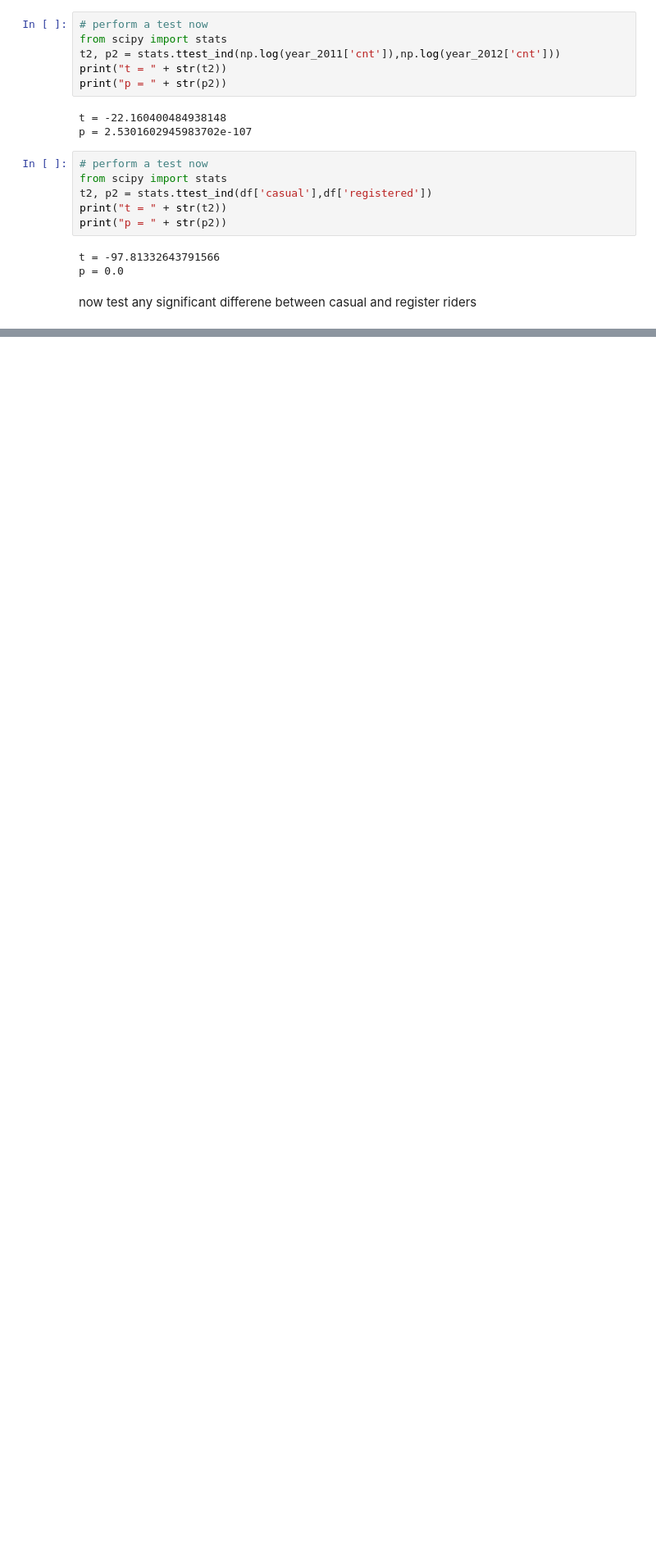
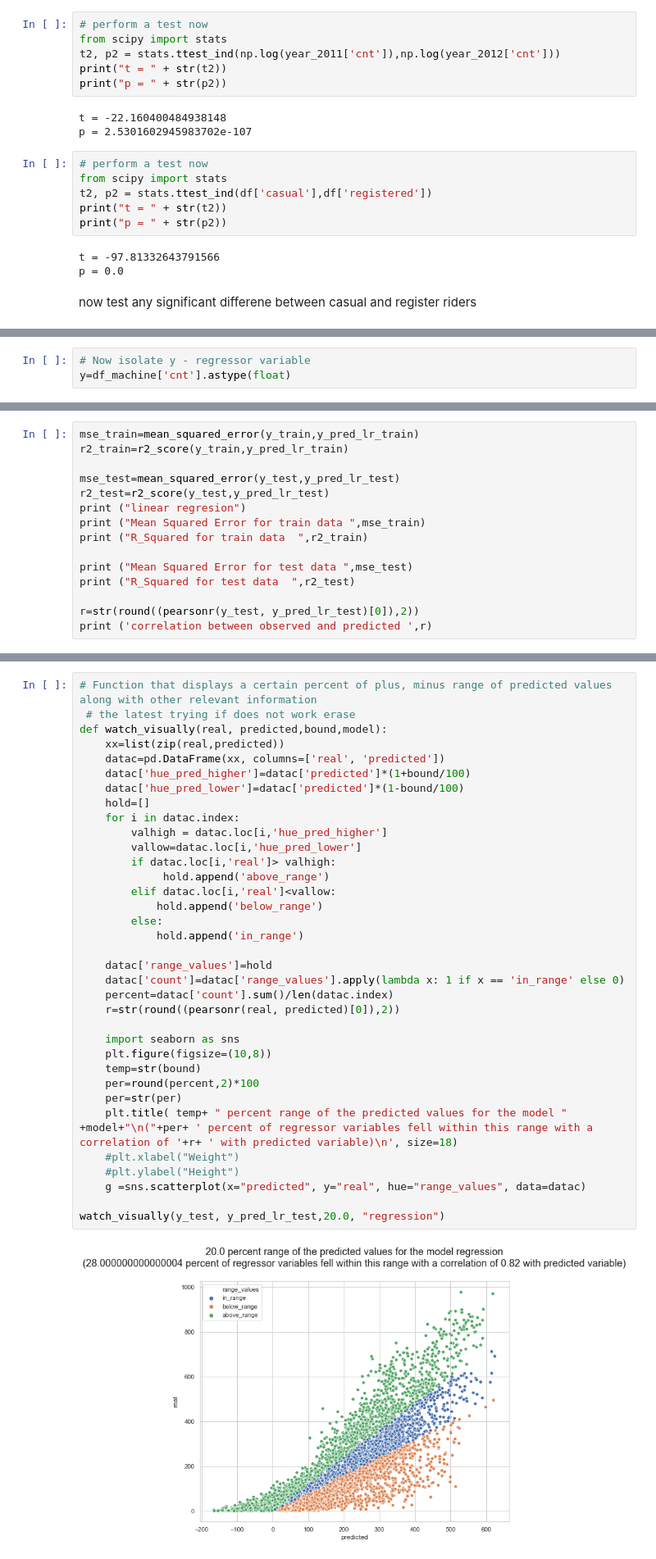
Before and after one commit to mushtaqnow/Capstone-Project-2, a Jupyter notebook: Capstone_2.ipynb, the cells around one changed output, grey strips where cells are left out. Shown at 82% size. Cells and saved outputs as stored; diff of their text form; blank space fills up the shorter version.

```diff
--- a/Capstone_2.ipynb
+++ b/Capstone_2.ipynb
@@ -536,0 +677,3 @@ now test any significant differene between casual and register riders
+# %%
+# Now isolate y - regressor variable
+y=df_machine['cnt'].astype(float)
@@ -536,0 +718,15 @@ now test any significant differene between casual and register riders
+# %%
+mse_train=mean_squared_error(y_train,y_pred_lr_train)
+r2_train=r2_score(y_train,y_pred_lr_train)
+
+mse_test=mean_squared_error(y_test,y_pred_lr_test)
+r2_test=r2_score(y_test,y_pred_lr_test)
+print ("linear regresion")
+print ("Mean Squared Error for train data ",mse_train)
+print ("R_Squared for train data  ",r2_train)
+
+print ("Mean Squared Error for test data ",mse_test)
+print ("R_Squared for test data  ",r2_test)
+
+r=str(round((pearsonr(y_test, y_pred_lr_test)[0]),2))
+print ('correlation between observed and predicted ',r)
@@ -536,0 +740,37 @@ now test any significant differene between casual and register riders
+# %%
+# Function that displays a certain percent of plus, minus range of predicted values along with other relevant information
+ # the latest trying if does not work erase
+def watch_visually(real, predicted,bound,model):
+    xx=list(zip(real,predicted))
+    datac=pd.DataFrame(xx, columns=['real', 'predicted'])
+    datac['hue_pred_higher']=datac['predicted']*(1+bound/100)
+    datac['hue_pred_lower']=datac['predicted']*(1-bound/100)
+    hold=[]
+    for i in datac.index:
+        valhigh = datac.loc[i,'hue_pred_higher']
+        vallow=datac.loc[i,'hue_pred_lower']
+        if datac.loc[i,'real']> valhigh:
+             hold.append('above_range')
+        elif datac.loc[i,'real']<vallow:
+            hold.append('below_range')
+        else:
+            hold.append('in_range')
+
+    datac['range_values']=hold
+    datac['count']=datac['range_values'].apply(lambda x: 1 if x == 'in_range' else 0)
+    percent=datac['count'].sum()/len(datac.index)
+    r=str(round((pearsonr(real, predicted)[0]),2))
+
+    import seaborn as sns
+    plt.figure(figsize=(10,8))
+    temp=str(bound)
+    per=round(percent,2)*100
+    per=str(per)
+    plt.title( temp+ " percent range of the predicted values for the model " +model+"\n("+per+ ' percent of regressor variables fell within this range with a correlation of '+r+ ' with predicted variable)\n', size=18)
+    #plt.xlabel("Weight")
+    #plt.ylabel("Height")
+    g =sns.scatterplot(x="predicted", y="real", hue="range_values", data=datac)
+
+watch_visually(y_test, y_pred_lr_test,20.0, "regression")
+# %% [output]
+[figure, added]
```
Also changed, not shown: parts of 115 cells of this notebook.
